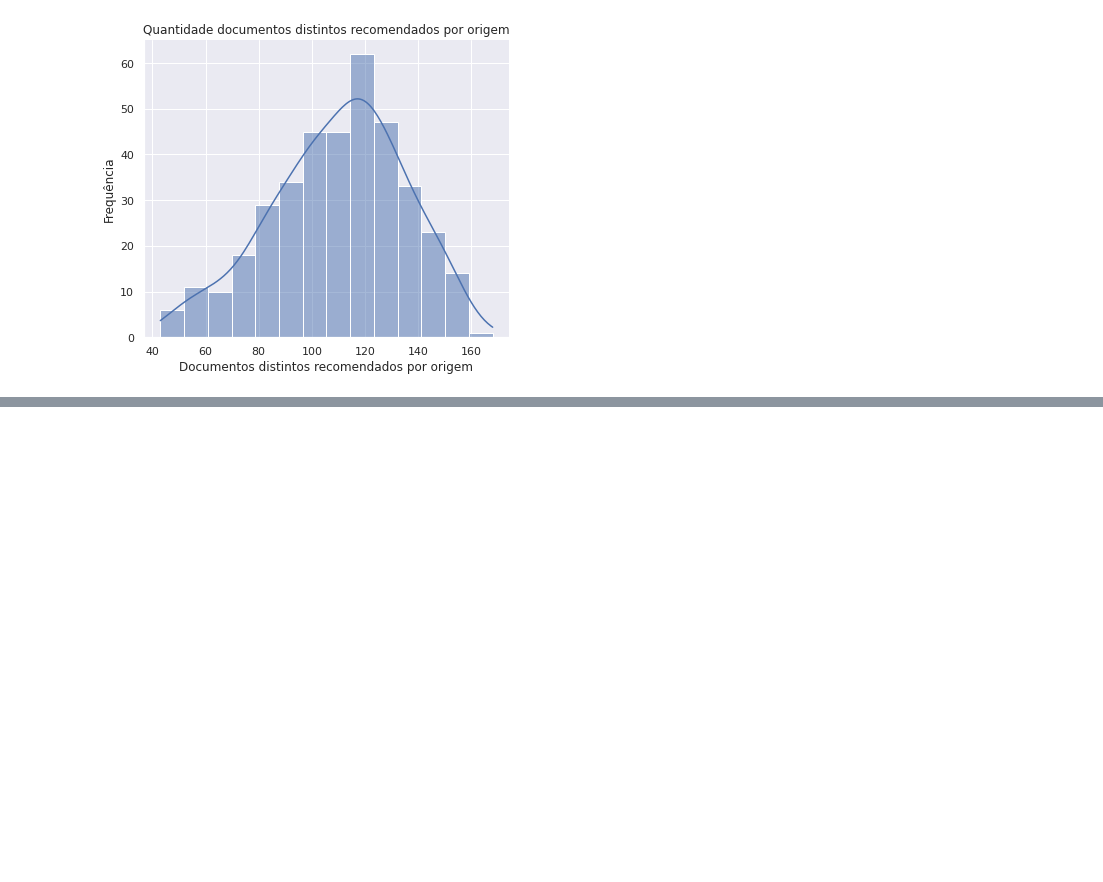
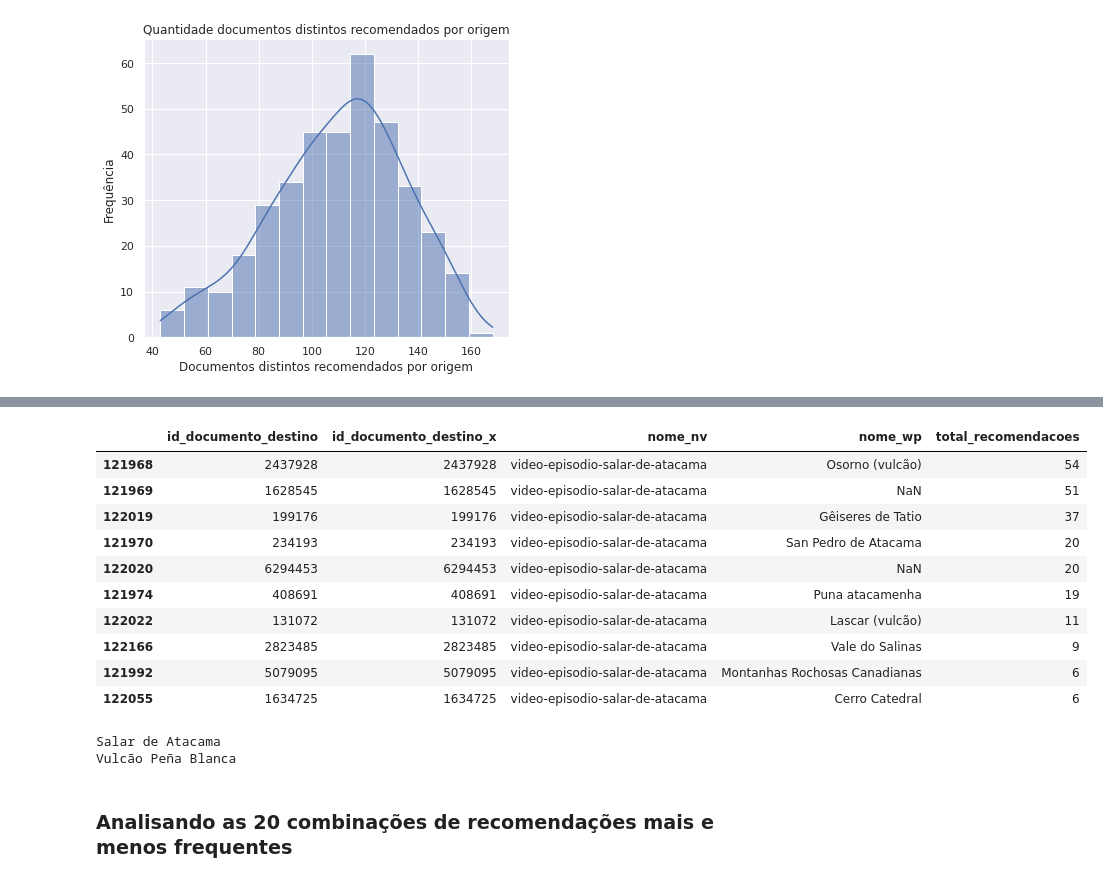
Before and after one commit to heldergr/tcc-pucmg-2, a Jupyter notebook: src/python/notebooks/nerds-viajantes-visualizacao-resultados.ipynb, the cells around one changed output, grey strips where cells are left out. Cells and saved outputs as stored; diff of their text form; code cells hidden in the pictures; blank space fills up the shorter version.

```diff
--- a/src/python/notebooks/nerds-viajantes-visualizacao-resultados.ipynb
+++ b/src/python/notebooks/nerds-viajantes-visualizacao-resultados.ipynb
@@ -303,0 +458,23 @@ distribuicao_distintos_destino_por_parametro(resultados, 'cenario_wp')
+# %%
+# O documento com id 14565 foi o que teve menor variacao com apenas 22 topicos sendo utilizados. Vamos ver o comportamento
+obter_topn_mais_recomendados(resultados_info, 14565, 10)
+# %% [output]
+|  | id_documento_destino | id_documento_destino_x | nome_nv | nome_wp | total_recomendacoes |
+| 121968 | 2437928 | 2437928 | video-episodio-salar-de-atacama | Osorno (vulcão) | 54 |
+| 121969 | 1628545 | 1628545 | video-episodio-salar-de-atacama | NaN | 51 |
+| 122019 | 199176 | 199176 | video-episodio-salar-de-atacama | Gêiseres de Tatio | 37 |
+| 121970 | 234193 | 234193 | video-episodio-salar-de-atacama | San Pedro de Atacama | 20 |
+| 122020 | 6294453 | 6294453 | video-episodio-salar-de-atacama | NaN | 20 |
+| 121974 | 408691 | 408691 | video-episodio-salar-de-atacama | Puna atacamenha | 19 |
+| 122022 | 131072 | 131072 | video-episodio-salar-de-atacama | Lascar (vulcão) | 11 |
+| 122166 | 2823485 | 2823485 | video-episodio-salar-de-atacama | Vale do Salinas | 9 |
+| 121992 | 5079095 | 5079095 | video-episodio-salar-de-atacama | Montanhas Rochosas Canadianas | 6 |
+| 122055 | 1634725 | 1634725 | video-episodio-salar-de-atacama | Cerro Catedral | 6 |
+# %%
+print(get_titulo_documento_destino(1628545))
+print(get_titulo_documento_destino(6294453))
+# %% [output]
+Salar de Atacama
+Vulcão Peña Blanca
+# %% [markdown]
+### Analisando as 20 combinações de recomendações mais e menos frequentes
```
Also changed, not shown: parts of 44 cells of this notebook, 1 other file.
